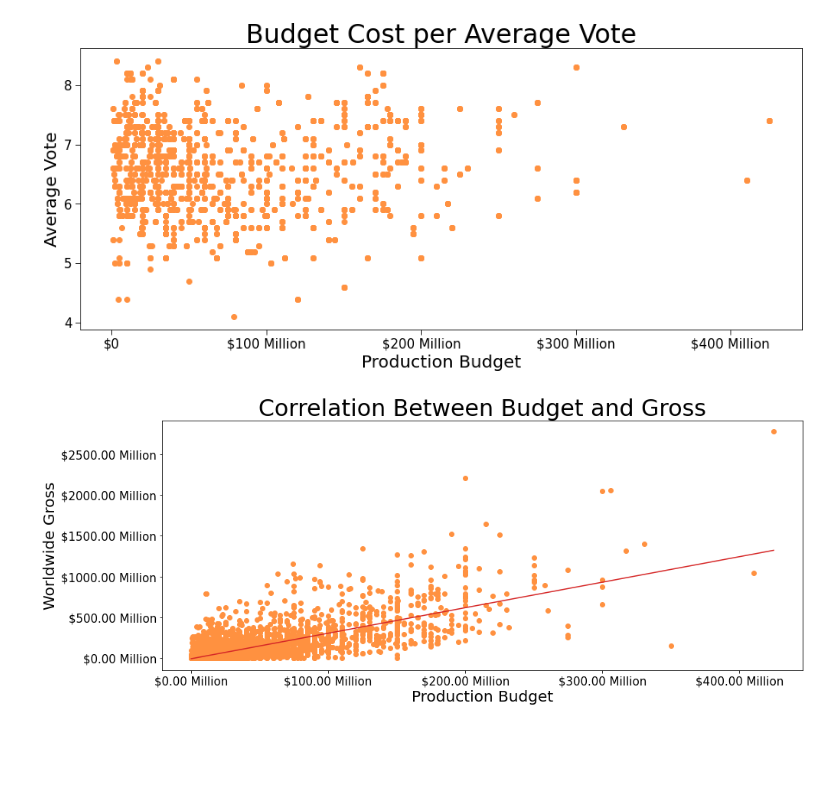
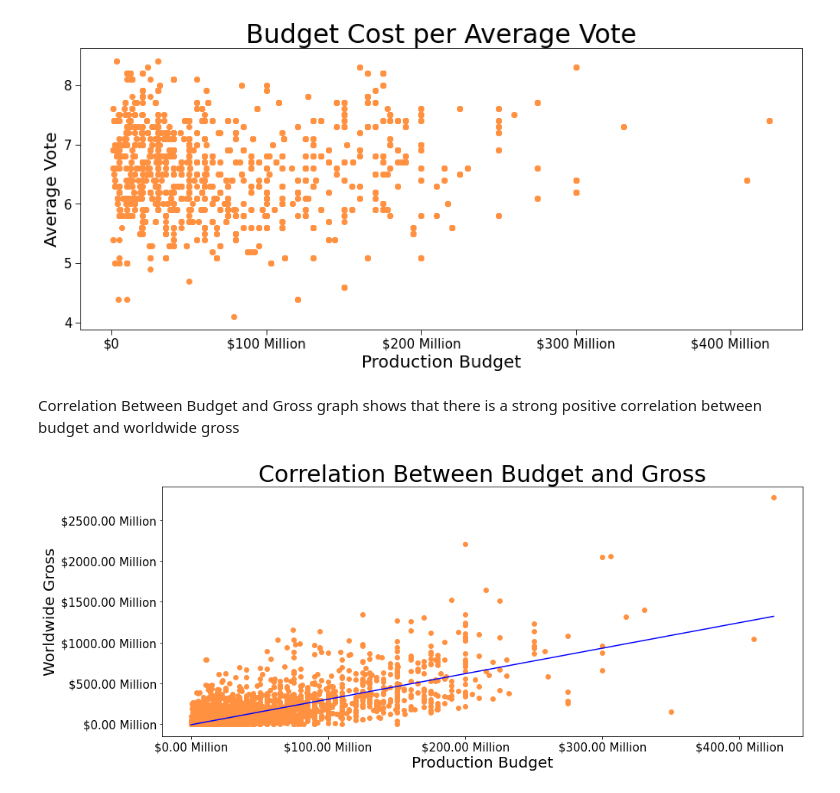
Before and after one commit to Co-nn/Movie-Analysis-Project, a Jupyter notebook: Main.ipynb, the cells around one changed output. Drawn from its saved outputs; the diff is of its cells as text; code cells hidden in the pictures; blank space fills up the shorter version.

Commit message:
Fixed graphs in presentation add detail to main

```diff
--- a/Main.ipynb
+++ b/Main.ipynb
@@ -416,23 +424,25 @@ ax.tick_params(length=6, which="both", labelsize=15)
 plt.savefig("Graphs/Budget_Cost_per_Average_Vote.png", bbox_inches="tight")
 # %% [output]
 [figure]
+# %% [markdown]
+Correlation Between Budget and Gross graph shows that there is a strong positive correlation between budget and worldwide gross
 # %%
 x = movie_budgets_df_clean['production_budget']/1000000
 y = movie_budgets_df_clean['worldwide_gross']/1000000
 palette = plt.get_cmap('Set1')
 fig, ax = plt.subplots(figsize = (15, 6))
 ax.scatter(x, y, color = '#ff9140')
 z = np.polyfit(x, y, 1)
 p = np.poly1d(z)
-plt.plot(x, p(x), color = '#D62828')
+plt.plot(x, p(x), color = 'blue')
 ax.set_title("Correlation Between Budget and Gross", fontsize = 30)
 ax.set_ylabel("Worldwide Gross", fontsize = 20)
 ax.set_xlabel("Production Budget", fontsize = 20)
 plt.xticks(fontsize=15)
 plt.yticks(fontsize=15)
 ax.xaxis.set_major_formatter(StrMethodFormatter('${x:.2f} Million'))
 ax.yaxis.set_major_formatter(StrMethodFormatter('${x:.2f} Million'))
 plt.savefig("Graphs/Correlation_Between_Budget_and_Gross.png", bbox_inches="tight")
 plt.show()
 # %% [output]
-[figure, old version]
+[figure, new version]
```
Also changed, not shown: parts of 14 cells of this notebook, 2 other files.
